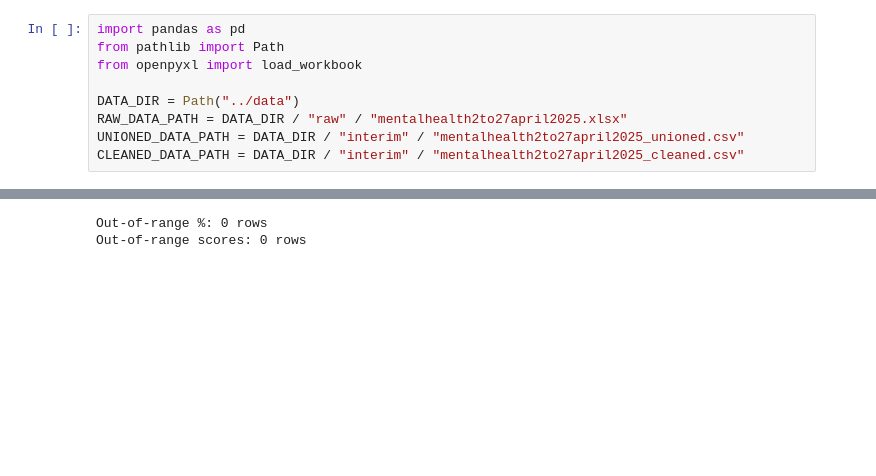
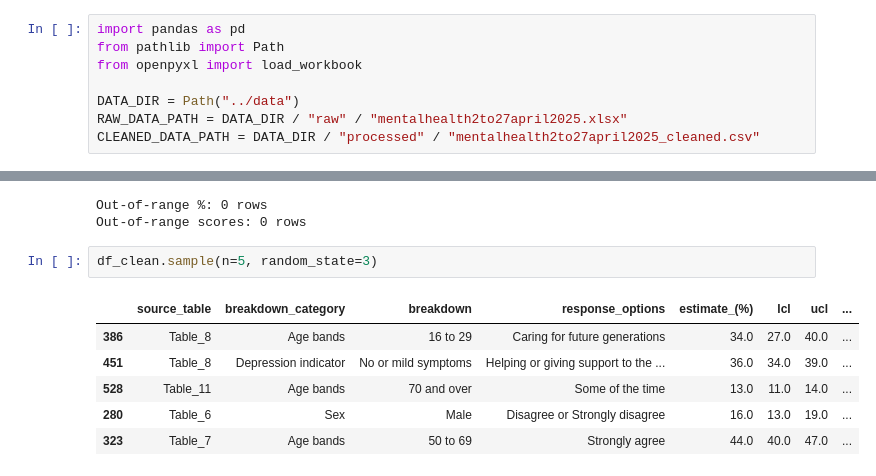
Before and after one commit to TamsinHuggins/ons-data, a Jupyter notebook: notebooks/data_preparation_walkthrough.ipynb, the cells around one changed output, grey strips where cells are left out. Cells and saved outputs as stored; diff of their text form; blank space fills up the shorter version.

```diff
--- a/notebooks/data_preparation_walkthrough.ipynb
+++ b/notebooks/data_preparation_walkthrough.ipynb
@@ -89,8 +93,7 @@ from openpyxl import load_workbook
 
 DATA_DIR = Path("../data")
 RAW_DATA_PATH = DATA_DIR / "raw" / "mentalhealth2to27april2025.xlsx"
-UNIONED_DATA_PATH = DATA_DIR / "interim" / "mentalhealth2to27april2025_unioned.csv"
-CLEANED_DATA_PATH = DATA_DIR / "interim" / "mentalhealth2to27april2025_cleaned.csv"
+CLEANED_DATA_PATH = DATA_DIR / "processed" / "mentalhealth2to27april2025_cleaned.csv"
 # %%
 df_raw = pd.read_excel(io=RAW_DATA_PATH, sheet_name="Table_1"  )
 # %% [markdown]
@@ -223,3 +213,12 @@ Strongly agree or Agree  Table_6         9
 dtype: int64
 Out-of-range %: 0 rows
 Out-of-range scores: 0 rows
+# %%
+df_clean.sample(n=5, random_state=3)
+# %% [output]
+|  | source_table | breakdown_category | breakdown | response_options | estimate_(%) | lcl | ucl | ... |
+| 386 | Table_8 | Age bands | 16 to 29 | Caring for future generations | 34.0 | 27.0 | 40.0 | ... |
+| 451 | Table_8 | Depression indicator | No or mild symptoms | Helping or giving support to the ... | 36.0 | 34.0 | 39.0 | ... |
+| 528 | Table_11 | Age bands | 70 and over | Some of the time | 13.0 | 11.0 | 14.0 | ... |
+| 280 | Table_6 | Sex | Male | Disagree or Strongly disagree | 16.0 | 13.0 | 19.0 | ... |
+| 323 | Table_7 | Age bands | 50 to 69 | Strongly agree | 44.0 | 40.0 | 47.0 | ... |
```
Also changed, not shown: parts of 3 cells of this notebook, 4 other files.
